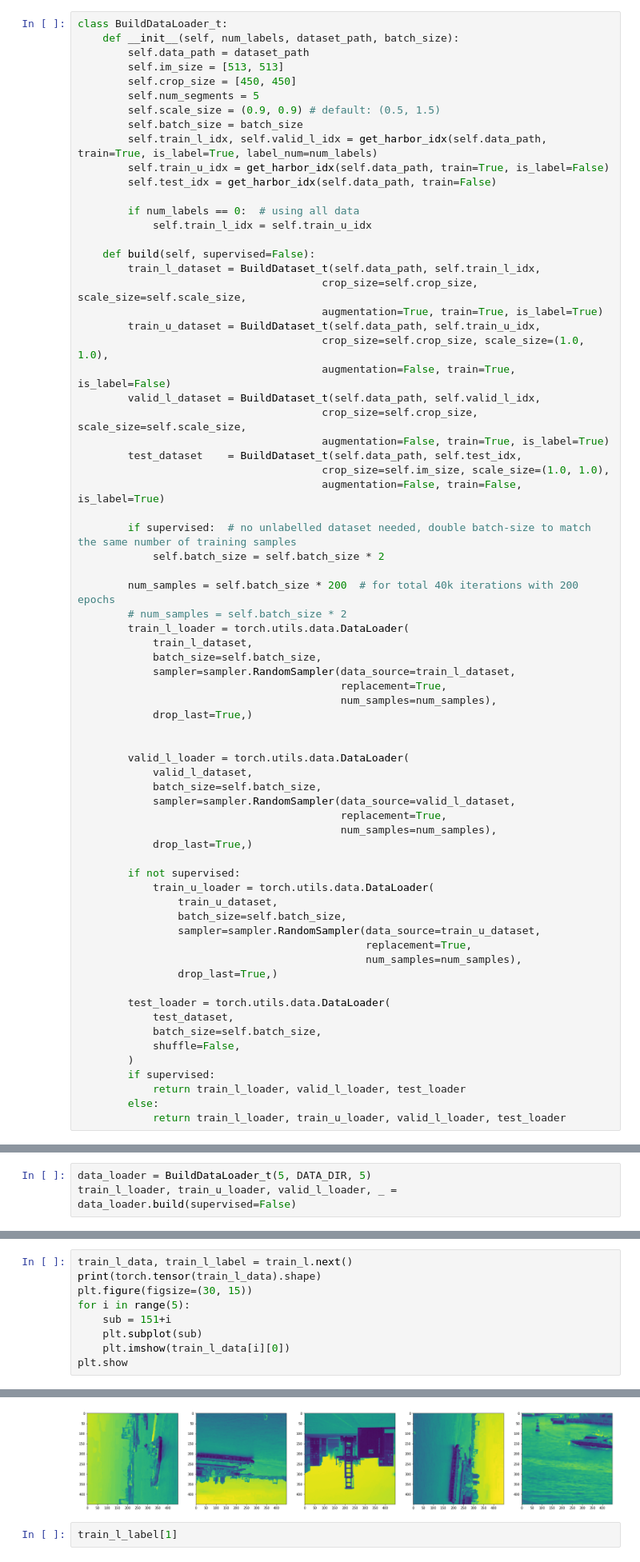
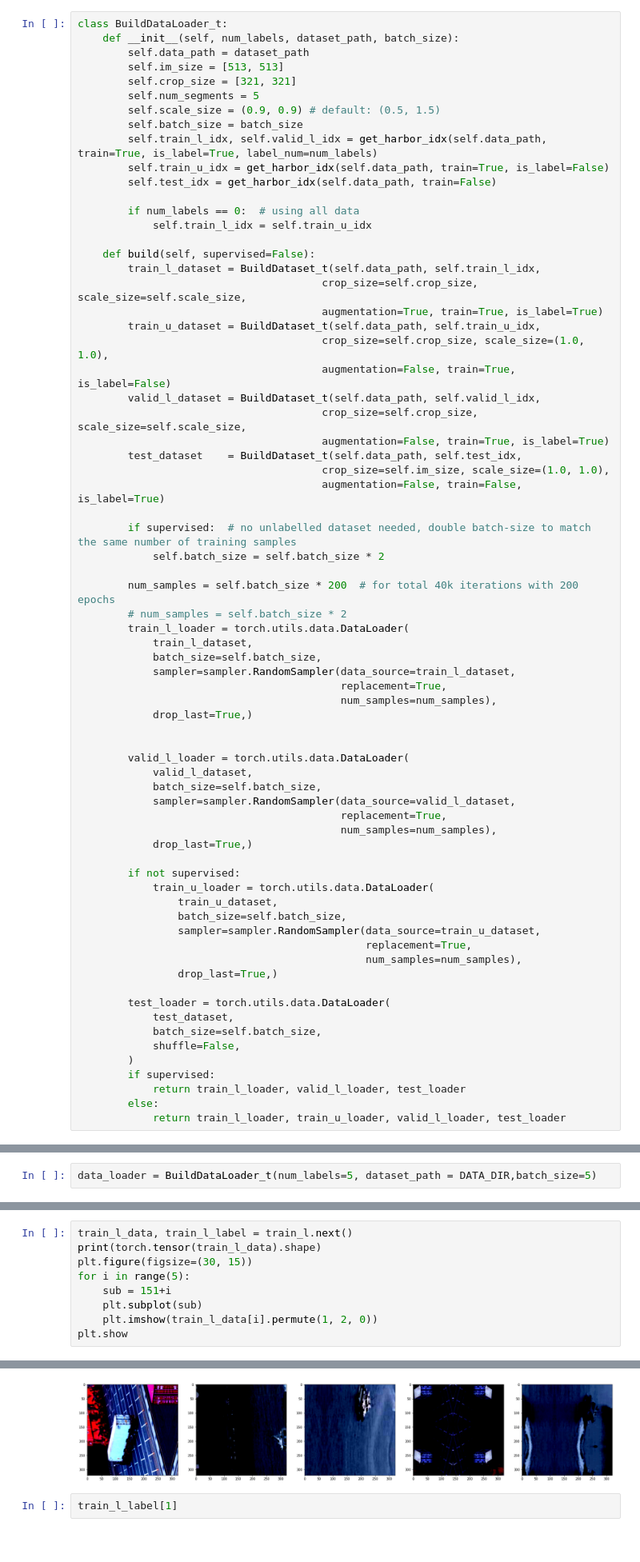
Before and after one commit to a22106/ImageClassification, a Jupyter notebook: baseline/test.ipynb, the cells around one changed output, grey strips where cells are left out. Shown at 80% size. Drawn from its saved outputs; the diff is of its cells as text.

```diff
--- a/baseline/test.ipynb
+++ b/baseline/test.ipynb
@@ -190,7 +195,7 @@ class BuildDataLoader_t:
     def __init__(self, num_labels, dataset_path, batch_size):
         self.data_path = dataset_path
         self.im_size = [513, 513]
-        self.crop_size = [450, 450]
+        self.crop_size = [321, 321]
         self.num_segments = 5
         self.scale_size = (0.9, 0.9) # default: (0.5, 1.5)
         self.batch_size = batch_size
@@ -317,6 +326,5 @@ def get_harbor_idx(root, train=True, is_label=True ,label_num=15):
 # %%
-data_loader = BuildDataLoader_t(5, DATA_DIR, 5)
-train_l_loader, train_u_loader, valid_l_loader, _ = data_loader.build(supervised=False)
+data_loader = BuildDataLoader_t(num_labels=5, dataset_path = DATA_DIR,batch_size=5)
 # %%
 print(len(data_loader.train_l_idx))
 print(len(data_loader.valid_l_idx))
@@ -347,6 +359,6 @@ plt.figure(figsize=(30, 15))
 for i in range(5):
     sub = 151+i
     plt.subplot(sub)
-    plt.imshow(train_l_data[i][0])
+    plt.imshow(train_l_data[i].permute(1, 2, 0))
 plt.show
 # %% [output]
@@ -360,4 +377,4 @@ torch.Size([5, 3, 450, 450])
-[figure, old version]
+[figure, new version]
 # %%
 train_l_label[1]
 # %% [output]
```
Also changed, not shown: parts of 24 cells of this notebook, 12 other files.
